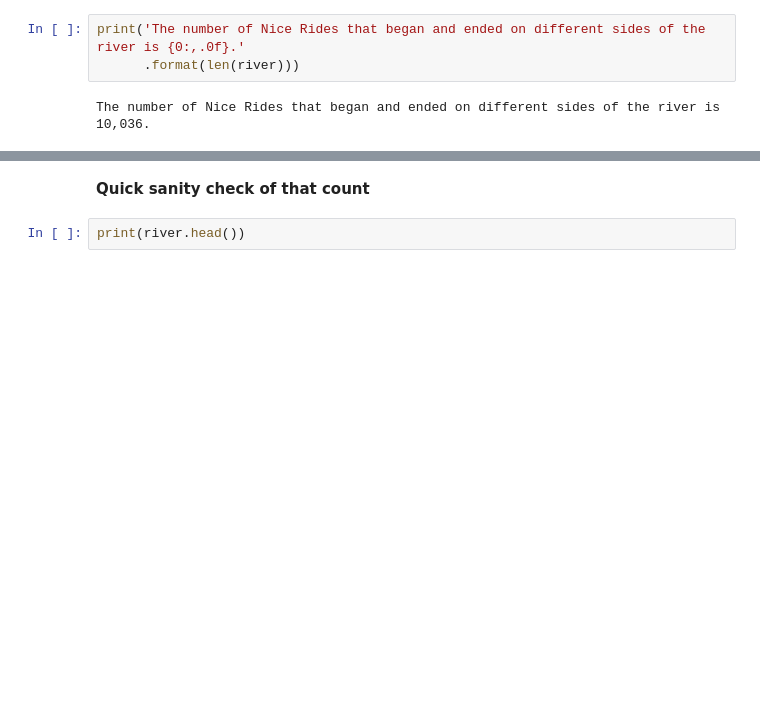
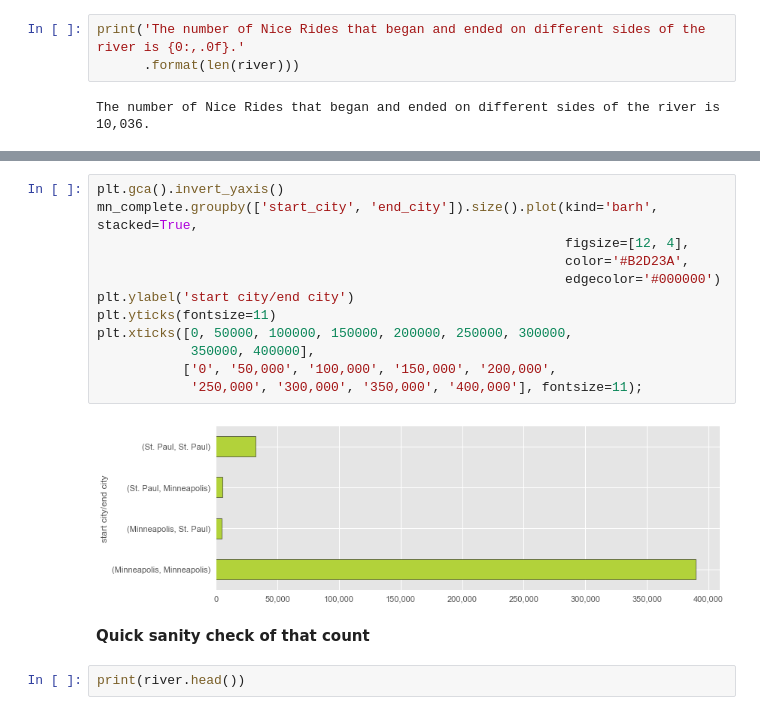
Before and after one commit to Larkin22/MN-Nice-Ride, a Jupyter notebook: MN Nice Ride - Ride Data 2016.ipynb, the cells around one changed output, grey strips where cells are left out. Drawn from its saved outputs; the diff is of its cells as text; blank space fills up the shorter version.

```diff
--- a/MN Nice Ride - Ride Data 2016.ipynb
+++ b/MN Nice Ride - Ride Data 2016.ipynb
@@ -301,3 +329,17 @@ The number of Nice Rides that began and ended on different sides of the river is
+# %%
+plt.gca().invert_yaxis()
+mn_complete.groupby(['start_city', 'end_city']).size().plot(kind='barh', stacked=True,
+                                                            figsize=[12, 4],
+                                                            color='#B2D23A',
+                                                            edgecolor='#000000')
+plt.ylabel('start city/end city')
+plt.yticks(fontsize=11)
+plt.xticks([0, 50000, 100000, 150000, 200000, 250000, 300000,
+            350000, 400000],
+           ['0', '50,000', '100,000', '150,000', '200,000',
+            '250,000', '300,000', '350,000', '400,000'], fontsize=11);
+# %% [output]
+[figure, added]
 # %% [markdown]
 **Quick sanity check of that count**
 # %%
```
Also changed, not shown: parts of 31 cells of this notebook.
